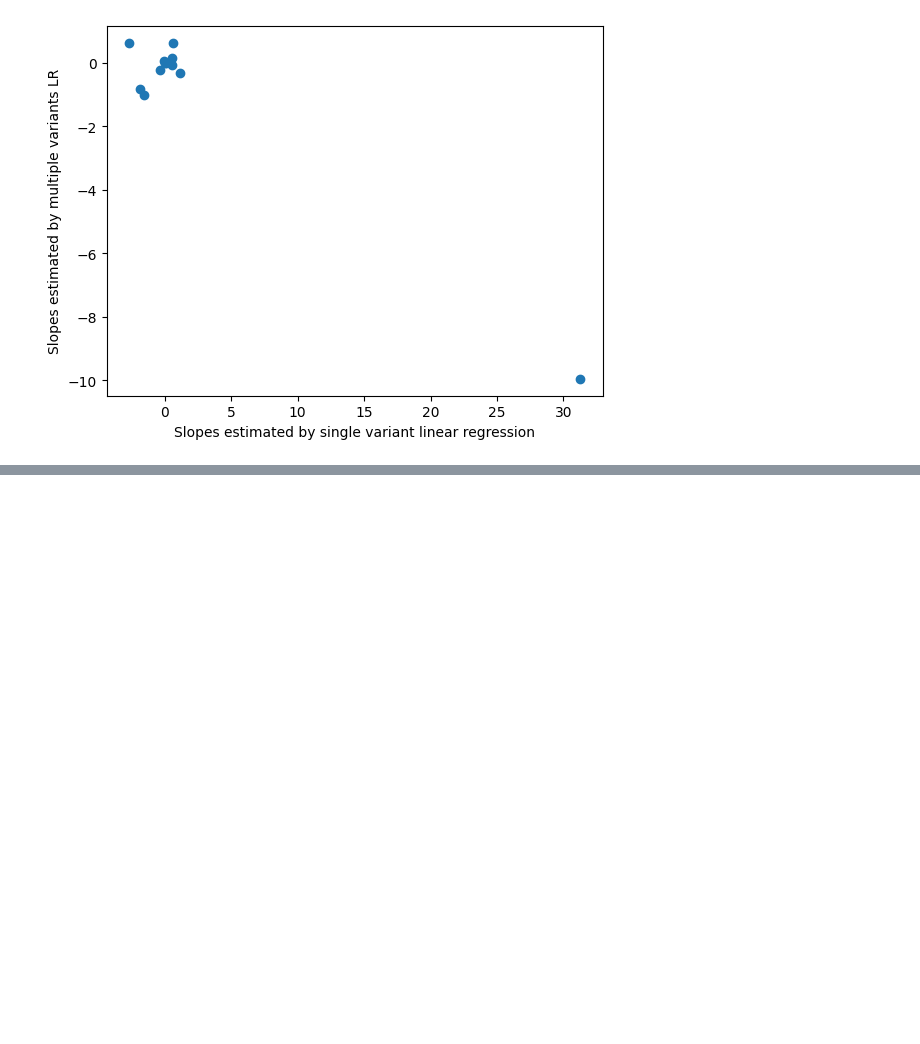
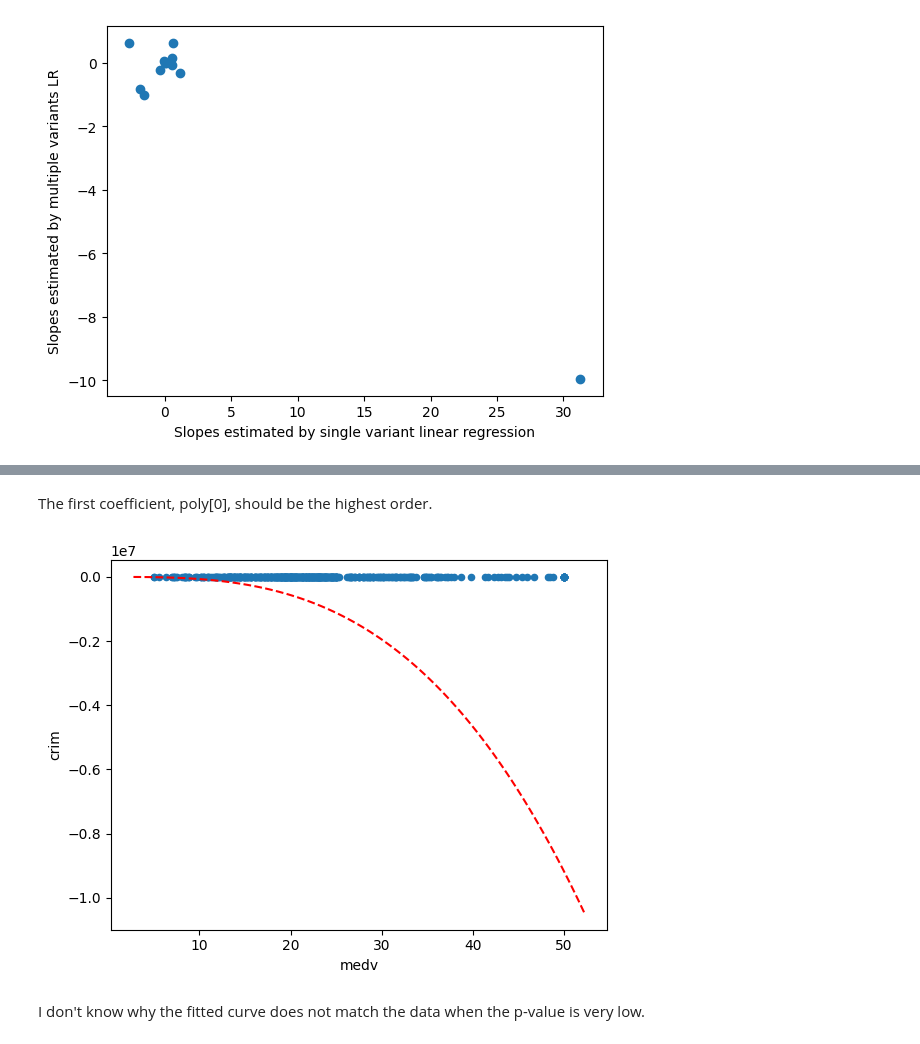
Before and after one commit to yxu148/ISLP_labs, a Jupyter notebook: homework/chapt3/question15.ipynb, the cells around one changed output, grey strips where cells are left out. Cells and saved outputs as stored; diff of their text form; code cells hidden in the pictures; blank space fills up the shorter version.

```diff
--- a/homework/chapt3/question15.ipynb
+++ b/homework/chapt3/question15.ipynb
@@ -110,10 +110,3 @@ ax.set_ylabel('Slopes estimated by multiple variants LR')
 # %% [output]
 Text(0, 0.5, 'Slopes estimated by multiple variants LR')
 [figure]
-# %%
-for x_single in X_loop:
-    X = MS([x_single, poly(x_single, degree=3)]).fit_transform(boston)
-    model = sm.OLS(y, X);
-    results = model.fit();
-    slop = np.append(slop, results.params[1])
-    print(summarize(results))
@@ -137,0 +113,6 @@ poly(medv, degree=3)[2] -48.0334    6.569  -7.312    0.0
+# %%
+for x_single in X_loop:
+    X = MS([poly(x_single, degree=3)]).fit_transform(boston)
+    model = sm.OLS(y, X);
+    results = model.fit();
+    print(summarize(results))
@@ -138,2 +137,15 @@ poly(medv, degree=3)[2] -48.0334    6.569  -7.312    0.0
+# %% [markdown]
+The first coefficient, poly[0], should be the highest order.
 # %%
-def draw_curve()
+def draw_curve(ax, a, b, c, d, *args, **kwargs):
+    # add a cubic curve ax^3 + bx^2 + cx + d to axis ax
+    xlim = ax.get_xlim()
+    xs = np.linspace(xlim[0], xlim[1], 100)
+    ax.plot(xs, a * xs**3 + b*xs**2 + c*xs + d, *args, **kwargs)
+# %%
+ax = boston.plot('medv', 'crim', 'scatter')
+draw_curve(ax, results.params[1], results.params[2], results.params[3], results.params[0], 'r--')
+# %% [output]
+[figure, added]
+# %% [markdown]
+I don't know why the fitted curve does not match the data when the p-value is very low.
```
Also changed, not shown: parts of 2 cells of this notebook, 1 other file.
